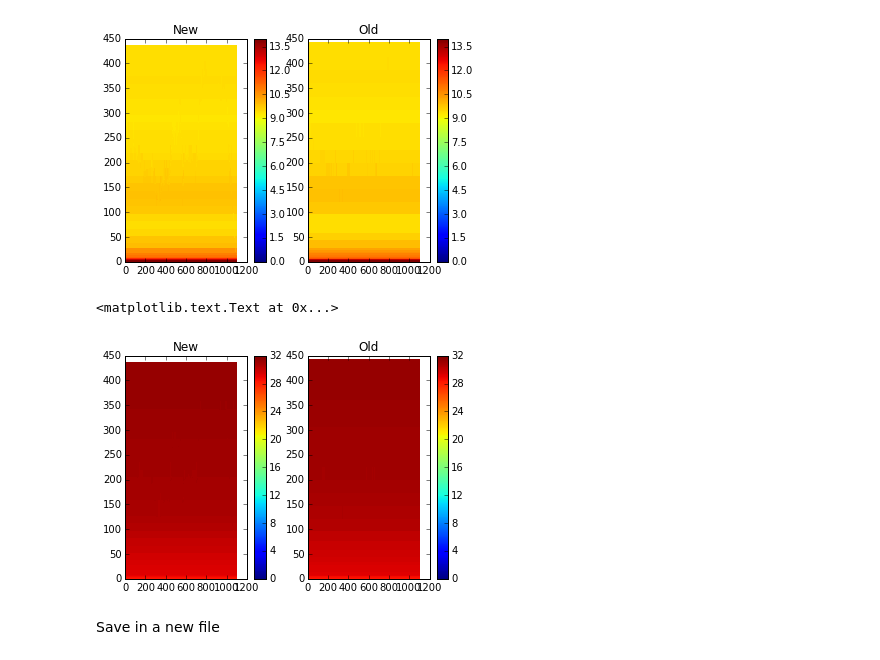
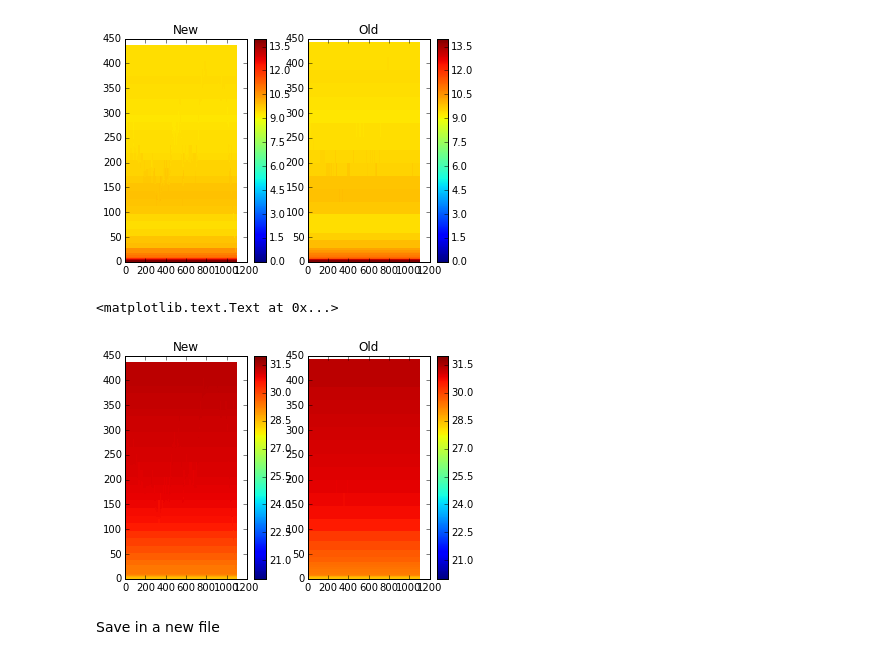
Before and after one commit to SalishSeaCast/2d-domain, a Jupyter notebook: notebooks/Changing Resolution.ipynb, the cells around one changed output. Cells and saved outputs as stored; diff of their text form; code cells hidden in the pictures.

```diff
--- a/notebooks/Changing Resolution.ipynb
+++ b/notebooks/Changing Resolution.ipynb
@@ -157,16 +178,16 @@ axs[1].set_title('Old')
 <matplotlib.text.Text at 0x...>
 [figure]
 # %%
-vmin=0;vmax=32
+vmin=20;vmax=32
 fig,axs =plt.subplots(1,2)
 mesh=axs[0].pcolormesh(np.arange(Snew.shape[-1]),gdept[:,5,:],Snew[0,:,5,:],vmin=vmin,vmax=vmax)
 plt.colorbar(mesh,ax=axs[0])
 axs[0].set_title('New')
 mesh=axs[1].pcolormesh(np.arange(Sold.shape[-1]),gdept_old[:],Sold[0,:,5,:],vmin=vmin,vmax=vmax)
 plt.colorbar(mesh,ax=axs[1])
 axs[1].set_title('Old')
 # %% [output]
 <matplotlib.text.Text at 0x...>
-[figure, old version]
+[figure, new version]
 # %% [markdown]
 Save in a new file
```
Also changed, not shown: parts of 24 cells of this notebook, 2 other files.
